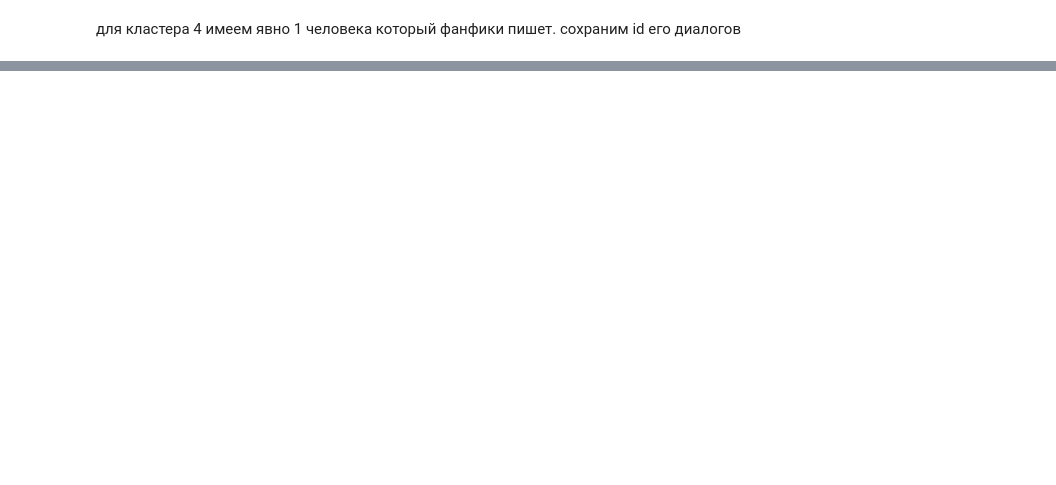
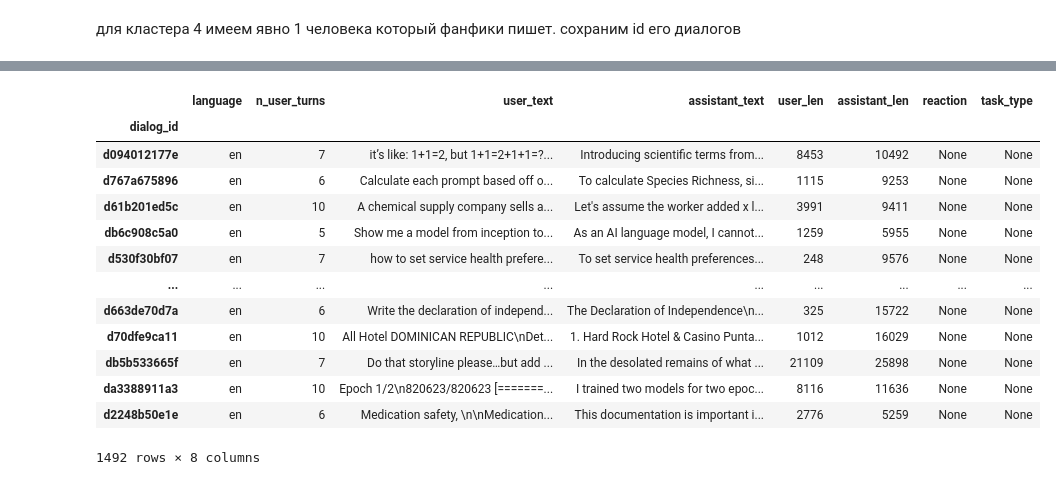
Before and after one commit to Half-Head/ML_homework, a Jupyter notebook: hw1/data_analyze.ipynb, the cells around one changed output, grey strips where cells are left out. Cells and saved outputs as stored; diff of their text form; code cells hidden in the pictures; blank space fills up the shorter version.

```diff
--- a/hw1/data_analyze.ipynb
+++ b/hw1/data_analyze.ipynb
@@ -475,0 +601,19 @@ df[(df['theme'] == 1) & (df['kind'] == 'center')]['dialog'].tolist()[7]['turns']
+# %%
+all_text, _ = build_tables(data.to_dict('records'))
+
+all_text.loc[test['dialog_id']]
+# %% [output]
+|  | language | n_user_turns | user_text | assistant_text | user_len | assistant_len | reaction | task_type |
+| dialog_id |  |  |  |  |  |  |  |  |
+| d094012177e | en | 7 | it’s like: 1+1=2, but 1+1=2+1+1=?... | Introducing scientific terms from... | 8453 | 10492 | None | None |
+| d767a675896 | en | 6 | Calculate each prompt based off o... | To calculate Species Richness, si... | 1115 | 9253 | None | None |
+| d61b201ed5c | en | 10 | A chemical supply company sells a... | Let's assume the worker added x l... | 3991 | 9411 | None | None |
+| db6c908c5a0 | en | 5 | Show me a model from inception to... | As an AI language model, I cannot... | 1259 | 5955 | None | None |
+| d530f30bf07 | en | 7 | how to set service health prefere... | To set service health preferences... | 248 | 9576 | None | None |
+| ... | ... | ... | ... | ... | ... | ... | ... | ... |
+| d663de70d7a | en | 6 | Write the declaration of independ... | The Declaration of Independence\n... | 325 | 15722 | None | None |
+| d70dfe9ca11 | en | 10 | All Hotel DOMINICAN REPUBLIC\nDet... | 1. Hard Rock Hotel & Casino Punta... | 1012 | 16029 | None | None |
+| db5b533665f | en | 7 | Do that storyline please…but add ... | In the desolated remains of what ... | 21109 | 25898 | None | None |
+| da3388911a3 | en | 10 | Epoch 1/2\n820623/820623 [=======... | I trained two models for two epoc... | 8116 | 11636 | None | None |
+| d2248b50e1e | en | 6 | Medication safety, \n\nMedication... | This documentation is important i... | 2776 | 5259 | None | None |
+1492 rows × 8 columns
```
Also changed, not shown: parts of 37 cells of this notebook, 4 other files.
